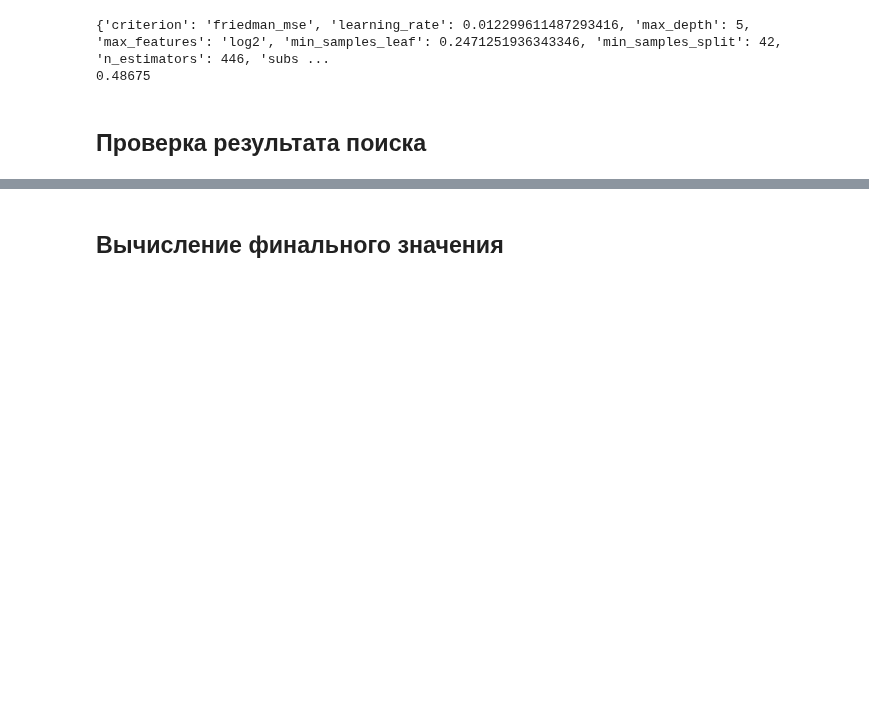
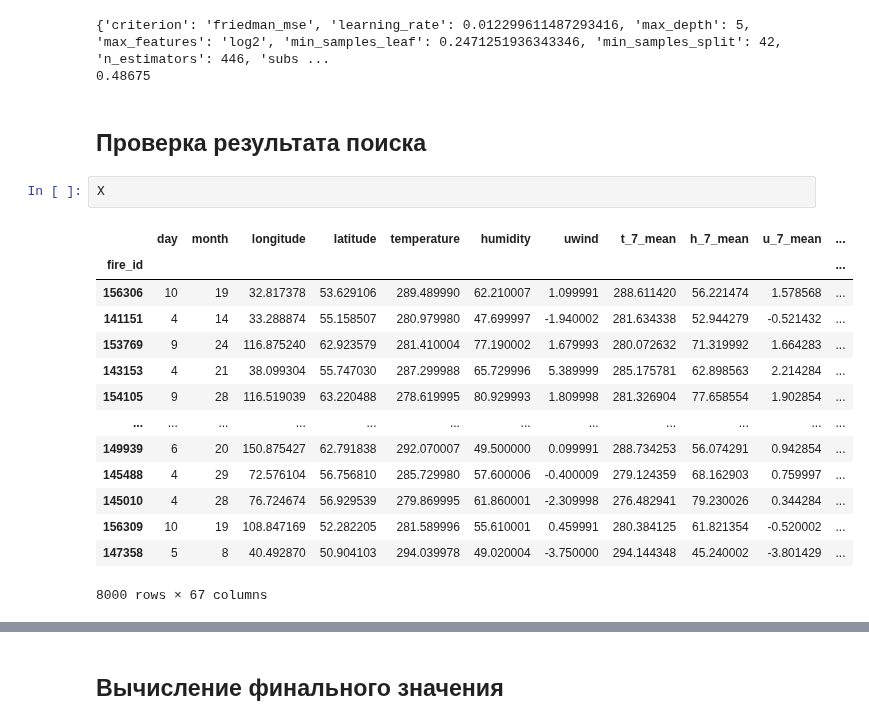
Before and after one commit to andygoosh/wildfire.sberbank.ai, a Jupyter notebook: workinprogress.ipynb, the cells around one changed output, grey strips where cells are left out. Drawn from its saved outputs; the diff is of its cells as text; blank space fills up the shorter version.

```diff
--- a/workinprogress.ipynb
+++ b/workinprogress.ipynb
@@ -423,4 +425,21 @@ Fitting 2 folds for each of 10 candidates, totalling 20 fits
 0.48675
 # %% [markdown]
 ## Проверка результата поиска
+# %%
+X
+# %% [output]
+|  | day | month | longitude | latitude | temperature | humidity | uwind | t_7_mean | h_7_mean | u_7_mean | ... |
+| fire_id |  |  |  |  |  |  |  |  |  |  | ... |
+| 156306 | 10 | 19 | 32.817378 | 53.629106 | 289.489990 | 62.210007 | 1.099991 | 288.611420 | 56.221474 | 1.578568 | ... |
+| 141151 | 4 | 14 | 33.288874 | 55.158507 | 280.979980 | 47.699997 | -1.940002 | 281.634338 | 52.944279 | -0.521432 | ... |
+| 153769 | 9 | 24 | 116.875240 | 62.923579 | 281.410004 | 77.190002 | 1.679993 | 280.072632 | 71.319992 | 1.664283 | ... |
+| 143153 | 4 | 21 | 38.099304 | 55.747030 | 287.299988 | 65.729996 | 5.389999 | 285.175781 | 62.898563 | 2.214284 | ... |
+| 154105 | 9 | 28 | 116.519039 | 63.220488 | 278.619995 | 80.929993 | 1.809998 | 281.326904 | 77.658554 | 1.902854 | ... |
+| ... | ... | ... | ... | ... | ... | ... | ... | ... | ... | ... | ... |
+| 149939 | 6 | 20 | 150.875427 | 62.791838 | 292.070007 | 49.500000 | 0.099991 | 288.734253 | 56.074291 | 0.942854 | ... |
+| 145488 | 4 | 29 | 72.576104 | 56.756810 | 285.729980 | 57.600006 | -0.400009 | 279.124359 | 68.162903 | 0.759997 | ... |
+| 145010 | 4 | 28 | 76.724674 | 56.929539 | 279.869995 | 61.860001 | -2.309998 | 276.482941 | 79.230026 | 0.344284 | ... |
+| 156309 | 10 | 19 | 108.847169 | 52.282205 | 281.589996 | 55.610001 | 0.459991 | 280.384125 | 61.821354 | -0.520002 | ... |
+| 147358 | 5 | 8 | 40.492870 | 50.904103 | 294.039978 | 49.020004 | -3.750000 | 294.144348 | 45.240002 | -3.801429 | ... |
+8000 rows × 67 columns
 # %%
```
Also changed, not shown: parts of 5 cells of this notebook.
